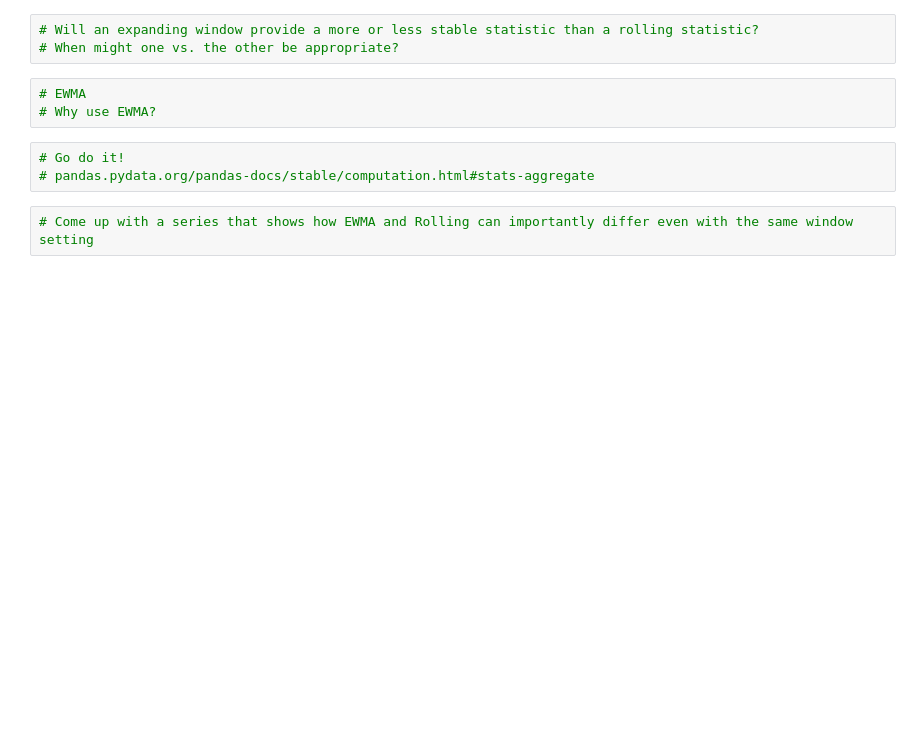
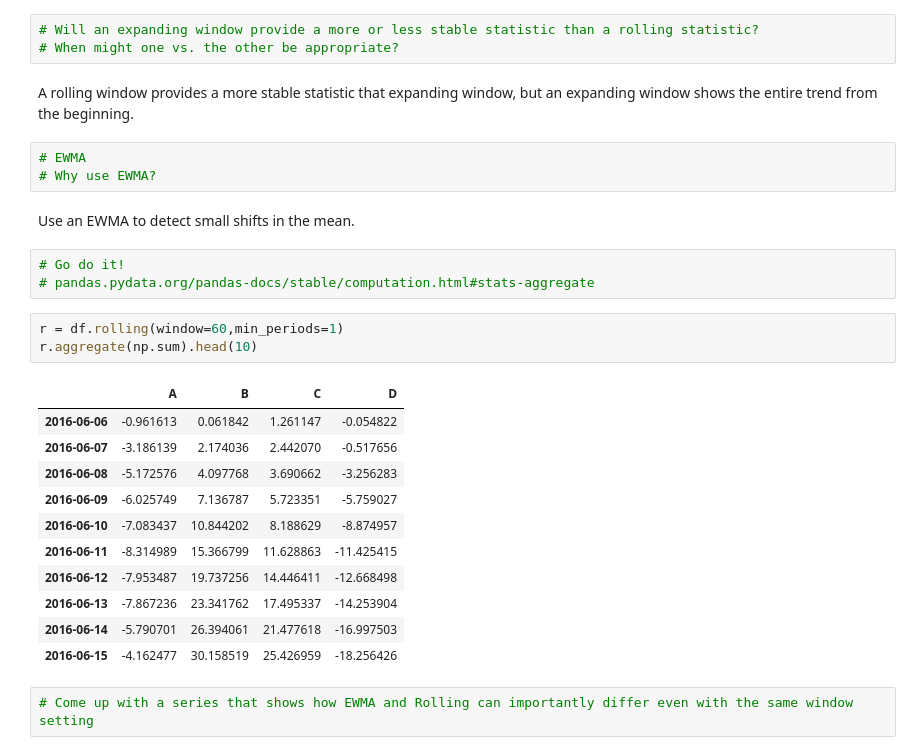
Before and after one commit to gpguerra7/Springboard-Exercises, a Jupyter notebook: TimeSeriesAnalysisWithPython-master/5. Moving Window Functions.ipynb, the cells around one changed output. Saved outputs shown, nothing was run; the diff lists cells and outputs as text; blank space fills up the shorter version.

```diff
--- a/TimeSeriesAnalysisWithPython-master/5. Moving Window Functions.ipynb
+++ b/TimeSeriesAnalysisWithPython-master/5. Moving Window Functions.ipynb
@@ -96,11 +96,30 @@ df.expanding(min_periods = 1).mean()[1:5]
 # %%
 # Will an expanding window provide a more or less stable statistic than a rolling statistic?
 # When might one vs. the other be appropriate?
+# %% [markdown]
+A rolling window provides a more stable statistic that expanding window, but an expanding window shows the entire trend from the beginning.
 # %%
 # EWMA
 # Why use EWMA?
+# %% [markdown]
+Use an EWMA to detect small shifts in the mean.
 # %%
 # Go do it!
 # pandas.pydata.org/pandas-docs/stable/computation.html#stats-aggregate
+# %%
+r = df.rolling(window=60,min_periods=1)
+r.aggregate(np.sum).head(10)
+# %% [output]
+|  | A | B | C | D |
+| 2016-06-06 | -0.961613 | 0.061842 | 1.261147 | -0.054822 |
+| 2016-06-07 | -3.186139 | 2.174036 | 2.442070 | -0.517656 |
+| 2016-06-08 | -5.172576 | 4.097768 | 3.690662 | -3.256283 |
+| 2016-06-09 | -6.025749 | 7.136787 | 5.723351 | -5.759027 |
+| 2016-06-10 | -7.083437 | 10.844202 | 8.188629 | -8.874957 |
+| 2016-06-11 | -8.314989 | 15.366799 | 11.628863 | -11.425415 |
+| 2016-06-12 | -7.953487 | 19.737256 | 14.446411 | -12.668498 |
+| 2016-06-13 | -7.867236 | 23.341762 | 17.495337 | -14.253904 |
+| 2016-06-14 | -5.790701 | 26.394061 | 21.477618 | -16.997503 |
+| 2016-06-15 | -4.162477 | 30.158519 | 25.426959 | -18.256426 |
 # %%
 # Come up with a series that shows how EWMA and Rolling can importantly differ even with the same window setting
```
Also changed, not shown: parts of 9 cells of this notebook, 4 other files.
